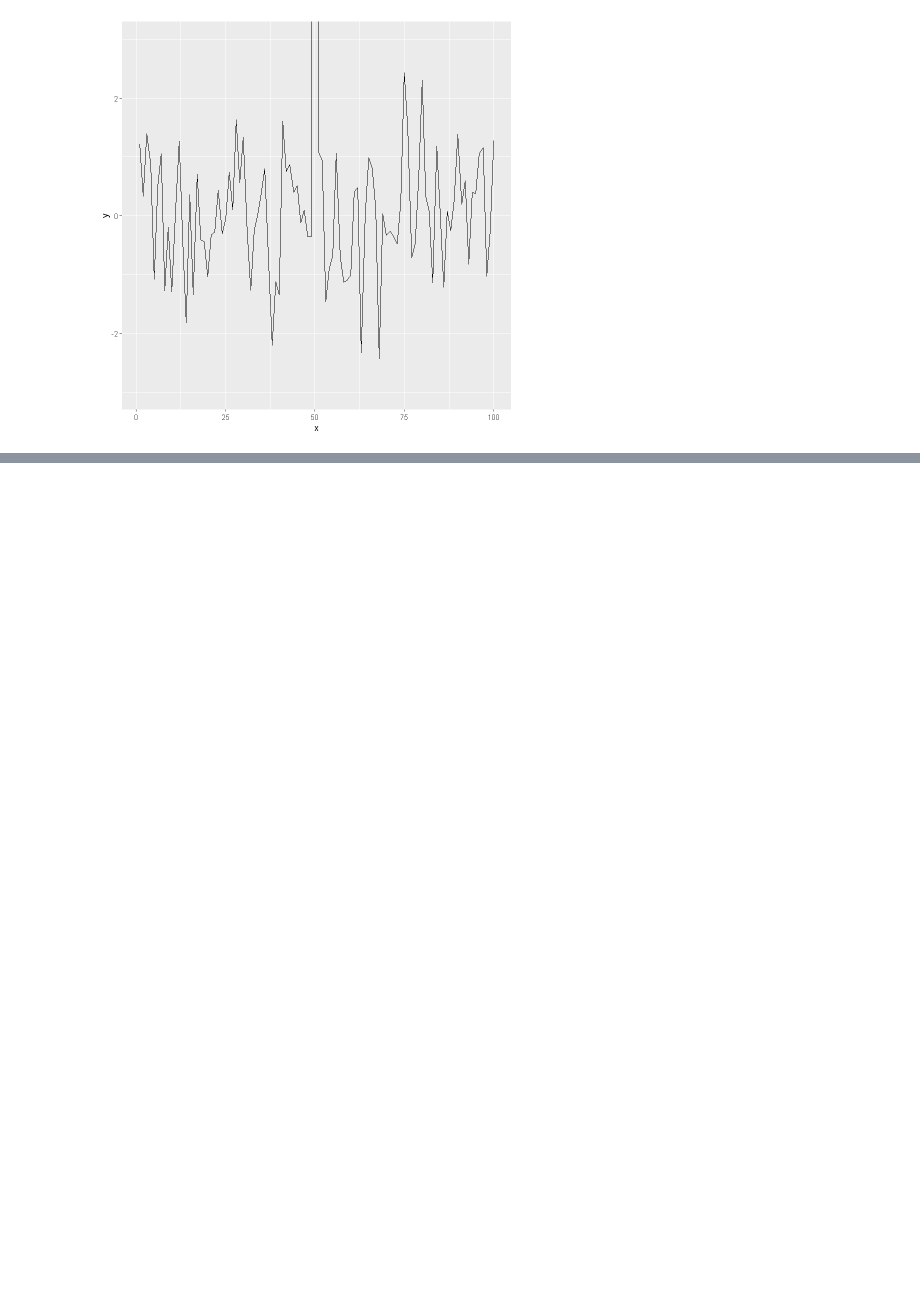
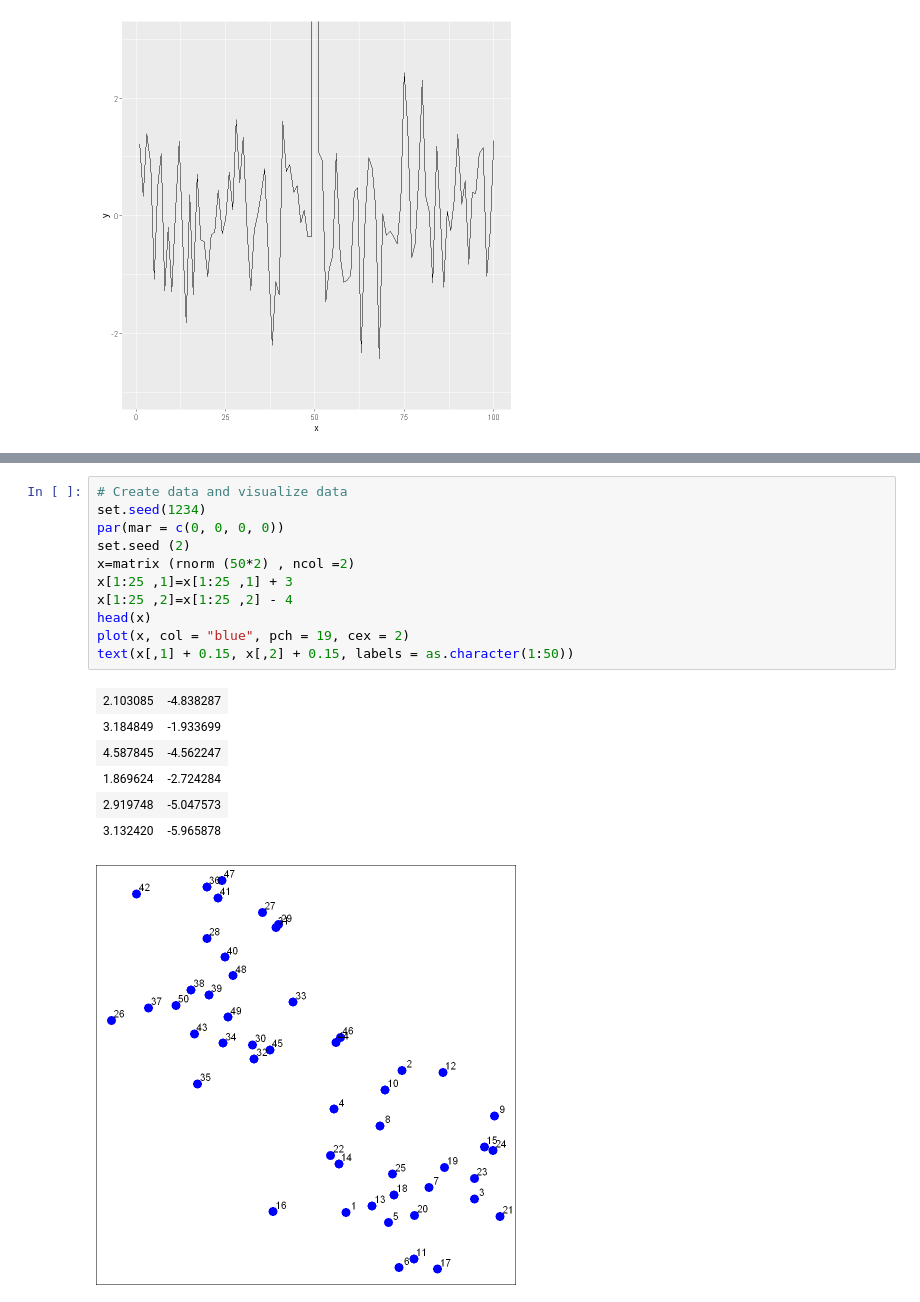
Before and after one commit to joebrillantes/dataviz-mentorship-2020, a Jupyter notebook: Exploratory Data Analysis Notes.ipynb, the cells around one changed output, grey strips where cells are left out. Cells and saved outputs as stored; diff of their text form; blank space fills up the shorter version.

```diff
--- a/Exploratory Data Analysis Notes.ipynb
+++ b/Exploratory Data Analysis Notes.ipynb
@@ -529,0 +563,19 @@ ggplot(testdat, aes(x = x, y = y)) + geom_line() + coord_cartesian(ylim = c(-3,
+# %%
+# Create data and visualize data
+set.seed(1234)
+par(mar = c(0, 0, 0, 0))
+set.seed (2)
+x=matrix (rnorm (50*2) , ncol =2)
+x[1:25 ,1]=x[1:25 ,1] + 3
+x[1:25 ,2]=x[1:25 ,2] - 4
+head(x)
+plot(x, col = "blue", pch = 19, cex = 2)
+text(x[,1] + 0.15, x[,2] + 0.15, labels = as.character(1:50))
+# %% [output]
+| 2.103085 | -4.838287 |
+| 3.184849 | -1.933699 |
+| 4.587845 | -4.562247 |
+| 1.869624 | -2.724284 |
+| 2.919748 | -5.047573 |
+| 3.132420 | -5.965878 |
+[figure, added]
```
Also changed, not shown: parts of 30 cells of this notebook.
